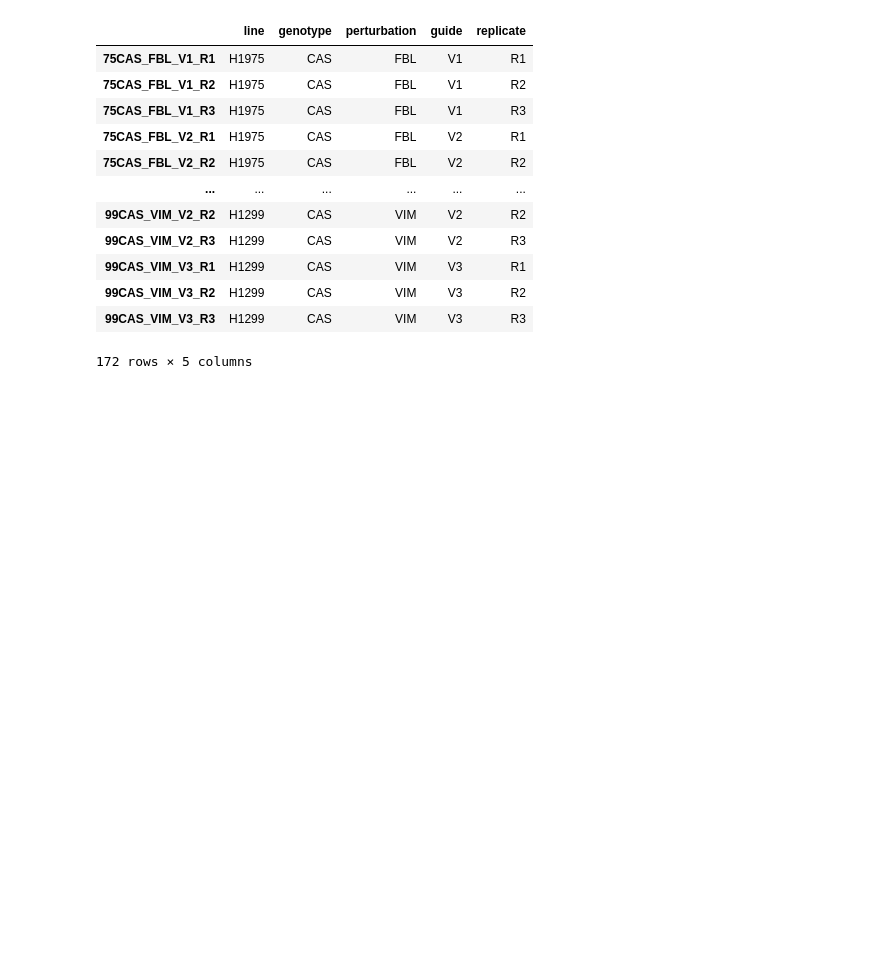
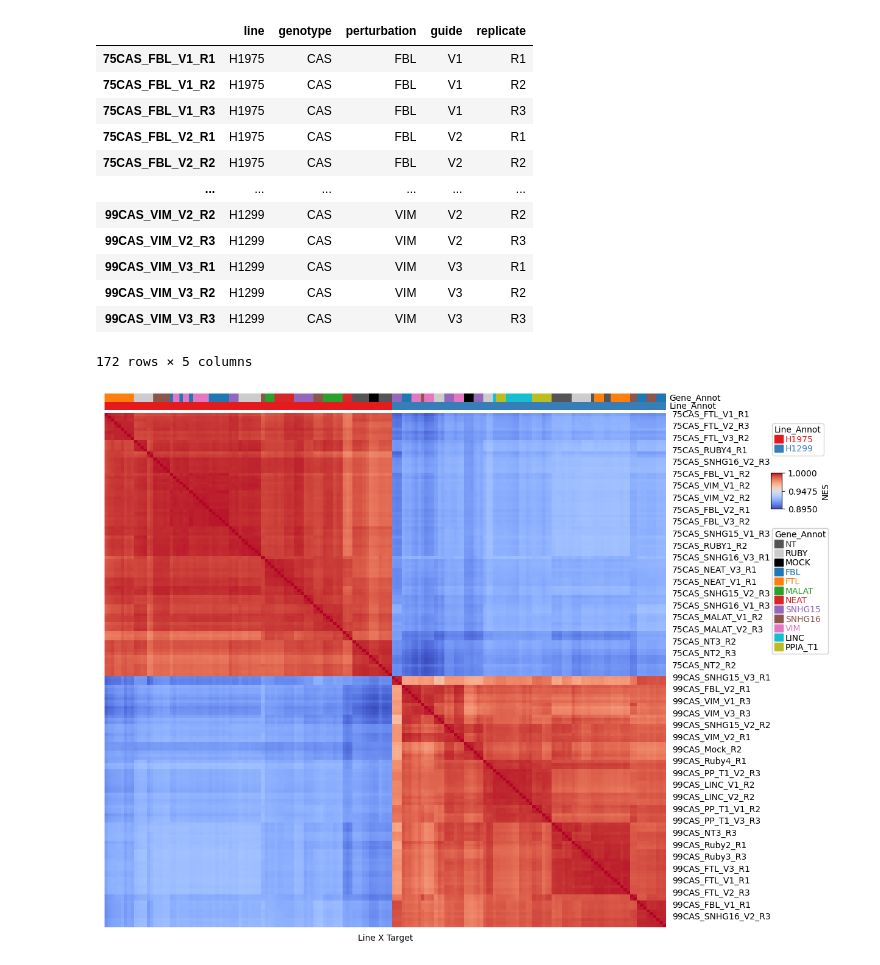
Before and after one commit to stefanpeidli/symphony-10rnaseq, a Jupyter notebook: notebooks/sym10rnaseq.ipynb, the cells around one changed output. Saved outputs shown, nothing was run; the diff lists cells and outputs as text; code cells hidden in the pictures; blank space fills up the shorter version.

```diff
--- a/notebooks/sym10rnaseq.ipynb
+++ b/notebooks/sym10rnaseq.ipynb
@@ -7,4 +22,19 @@ import seaborn as sns
 from tqdm.auto import tqdm
+# %%
+perturbation_colors = {
+    "NT": "#555555",        # dark gray
+    "RUBY": "#cccccc",      # light gray
+    "MOCK": "#000000",      # black
+    "FBL": "#1f77b4",       # blue
+    "FTL": "#ff7f0e",       # orange
+    "MALAT": "#2ca02c",     # green
+    "NEAT": "#d62728",      # red
+    "SNHG15": "#9467bd",    # purple
+    "SNHG16": "#8c564b",    # brown
+    "VIM": "#e377c2",       # pink
+    "LINC": "#17becf",      # teal
+    "PPIA_T1": "#bcbd22",   # olive
+}
 # %%
 DIR = Path("/g/huber/users/peidli/data/SYMPHONY/SYM10RNAseq")
 # %%
@@ -91,3 +107,35 @@ coldata
 | 99CAS_VIM_V3_R2 | H1299 | CAS | VIM | V3 | R2 |
 | 99CAS_VIM_V3_R3 | H1299 | CAS | VIM | V3 | R3 |
 172 rows × 5 columns
+# %%
+df_vst = pd.read_csv(DIR / "vsd_counts.csv", header=0, index_col=0)
+# %%
+import PyComplexHeatmap as pch
+corr = df_vst.corr()
+
+col_annotations = pch.HeatmapAnnotation(
+    Gene_Annot=pch.anno_simple(coldata.perturbation, add_text=False, colors=perturbation_colors),
+    Line_Annot=pch.anno_simple(coldata.line, add_text=False),
+    # Guide_Annot=pch.anno_simple(coldata.guide, add_text=False),
+    # Replicate_Annot=pch.anno_simple(coldata.replicate, add_text=False),
+    axis=1, verbose=0,
+)
+
+# Plot the heatmap
+fig, ax = pl.subplots(figsize=(12, 10))
+heatmap = pch.ClusterMapPlotter(
+    data=corr,
+    row_cluster=True, col_cluster=True,  # Disable clustering
+    show_colnames=False, show_rownames=True,
+    cmap='coolwarm',
+    robust=True,
+    # linecolor="white",
+    vmax=1,
+    # linewidths=1,
+    # left_annotation=row_annotations,  # Add row annotations
+    top_annotation=col_annotations,  # Add column annotations
+    verbose=0,
+    xlabel="Line X Target", label='NES',
+)
+# %% [output]
+[figure, added]
```
Also changed, not shown: parts of 24 cells of this notebook, 8 other files.
